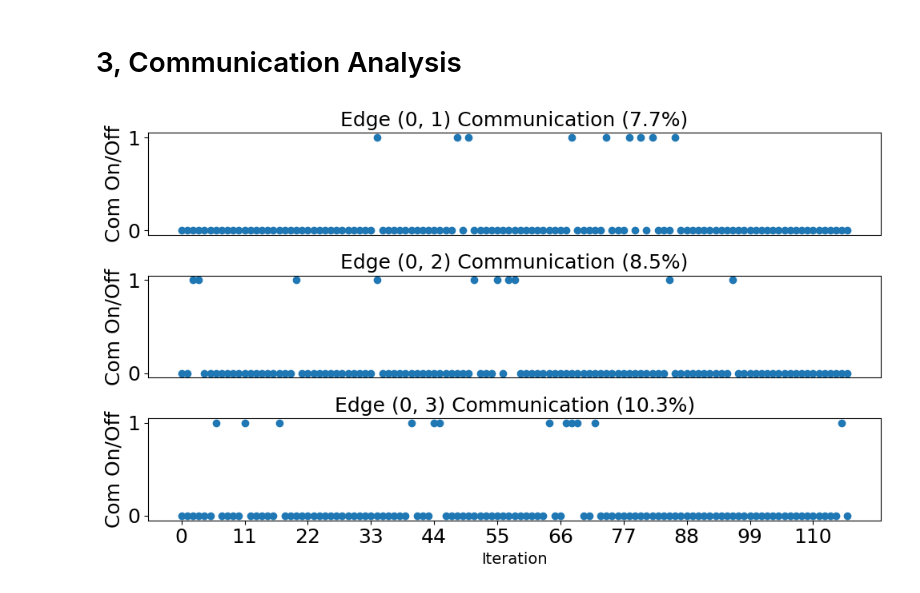
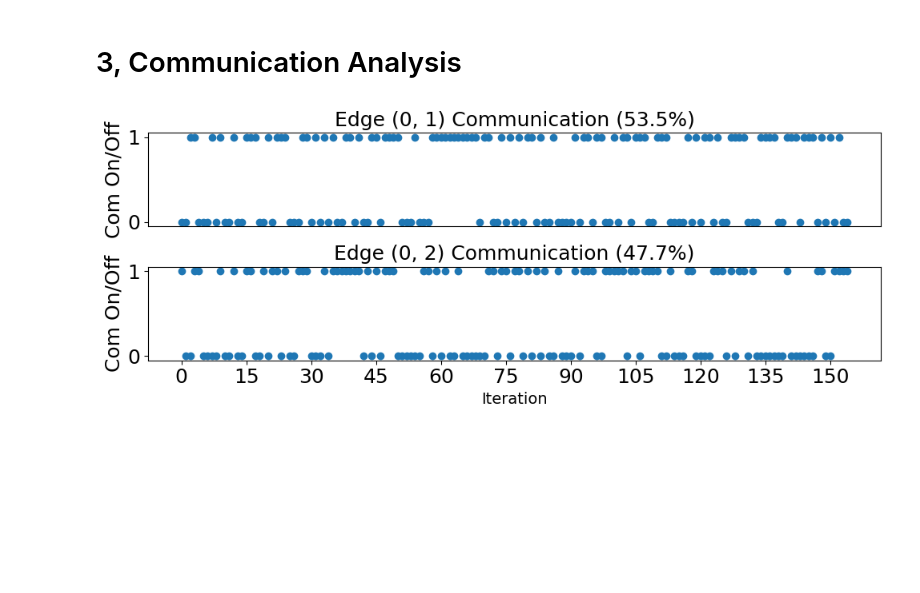
Before and after one commit to labicon/RAMEN, a Jupyter notebook: analysis.ipynb, the cells around one changed output. Cells and saved outputs as stored; diff of their text form; code cells hidden in the pictures; blank space fills up the shorter version.

```diff
--- a/analysis.ipynb
+++ b/analysis.ipynb
@@ -406,0 +222,33 @@ plt.show()
+# %%
+
+
+# Define colors and their lighter shades
+colors = ['red', 'blue', 'green', 'purple']
+light_colors = ['lightcoral', 'lightblue', 'lightgreen', 'violet']  # Lighter shades
+loss_names = ['total_loss', 'obj_loss', 'lag_loss', 'aug_loss']
+time = np.arange(total_loss_mean[0].shape[0])
+
+
+for name in range(len(exp_name)):
+    plt.figure(figsize=(6, 5))    # Plot each dataset
+    for i, (mean, std, color, light_color) in enumerate(zip([total_loss_mean[name], obj_loss_mean[name], lag_loss_mean[name], aug_loss_mean[name]], [total_loss_std[name], obj_loss_std[name], lag_loss_std[name], aug_loss_std[name]], colors, light_colors)):
+        plt.plot(time, mean, color=color, linestyle='-', label=f'{loss_names[i]} (Mean)')
+        plt.fill_between(time, mean - std, mean + std, color=light_color, alpha=0.5)
+
+    # Labels and title
+    plt.xlabel('Steps', fontsize=14)
+    plt.ylabel('Loss', fontsize=14)
+    plt.legend(fontsize=12, loc='upper right')
+    plt.title(f'{exp_name[name]}', fontsize=14)
+    # Customize
+    plt.grid(True, linestyle='--', alpha=0.6)
+    plt.xlim(min(time), max(time))
+    #plt.ylim(-0.5, 0.5)
+    plt.xticks(fontsize=12)
+    plt.yticks(fontsize=12)
+    plt.gca().spines['top'].set_visible(False)
+    plt.gca().spines['right'].set_visible(False)
+
+    plt.tight_layout()
+    plt.show()
+    # plt.savefig('three_datasets_plot.png', dpi=300)
@@ -450,28 +301,28 @@ def plot_edge_weights_over_time(G, node, edge_weight_history):
 # %%
 
 agent_id = 0
-config_path = './configs/ScanNet/scene0106.yaml'
+config_path = './configs/scannet/scene0106.yaml'
 #config_path = './configs/ScanNet/scene0000.yaml'
-#edges_list = [[0, 1], [0, 2], [1, 2]]
-edges_list = [[0, 1], [0, 2], [0, 3], [1, 2], [1, 3], [2, 3]]
+edges_list = [[0, 1], [0, 2], [1, 2]]
+#edges_list = [[0, 1], [0, 2], [0, 3], [1, 2], [1, 3], [2, 3]]
 
 cfg = config.load_config(config_path)
 
 # create graph
 G = nx.Graph()
 num_agents = cfg['multi_agents']['num_agents']
 G.add_nodes_from([i for i in range(num_agents)])
 G.add_edges_from(edges_list, weight=1)
 
 # Load the saved data from the JSON file
 output_path = os.path.join(cfg['data']['output'], cfg['data']['exp_name'])
 
 with open(os.path.join(output_path, 'graph_data.json'), 'r') as f:
     loaded_data = json.load(f)
 
 edge_weight_history = loaded_data['edge_weight_history']
 
 # Example usage: plot edge weights of node 1 over time
 plot_edge_weights_over_time(G, agent_id, edge_weight_history)
 # %% [output]
-[figure, old version]
+[figure, new version]
```
Also changed, not shown: parts of 29 cells of this notebook, 21 other files.
